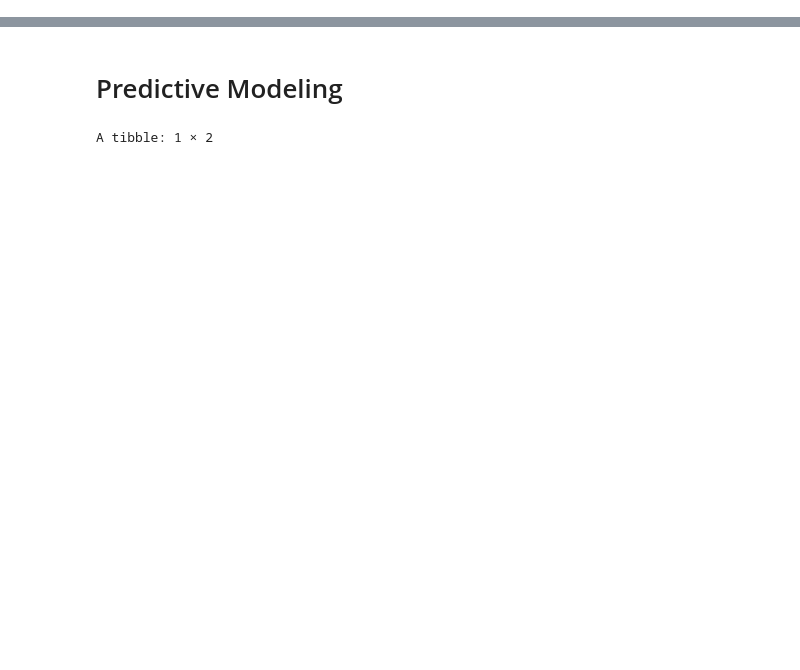
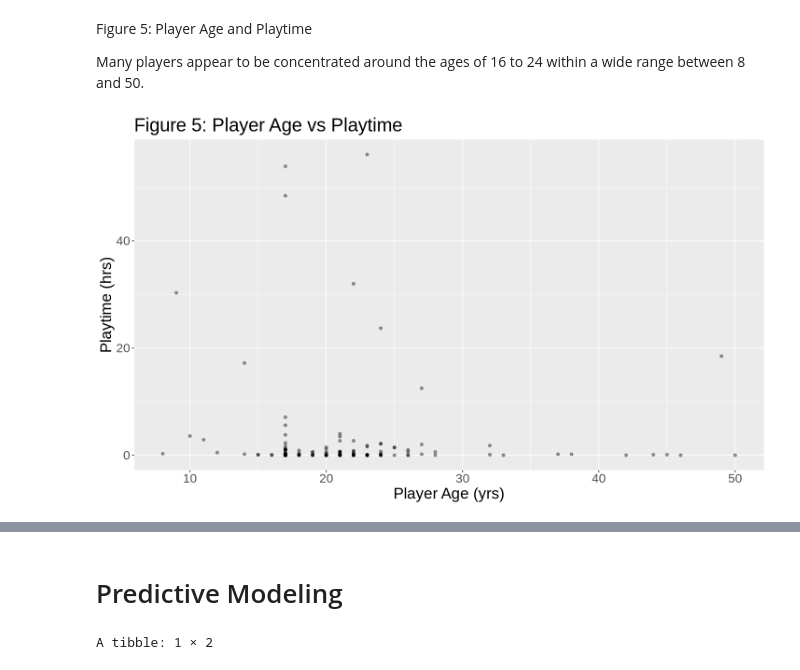
Before and after one commit to AndrewH-dsci/DSCI-Group-Project, a Jupyter notebook: Wrangling_and_Model_Code.ipynb, the cells around one changed output, grey strips where cells are left out. Cells and saved outputs as stored; diff of their text form; code cells hidden in the pictures; blank space fills up the shorter version.

```diff
--- a/Wrangling_and_Model_Code.ipynb
+++ b/Wrangling_and_Model_Code.ipynb
@@ -98,0 +167,14 @@ A tibble: 190 × 6
+# %% [markdown]
+Figure 5: Player Age and Playtime
+
+Many players appear to be concentrated around the ages of 16 to 24 within a wide range between 8 and 50.
+# %%
+options(repr.plot.width=12, repr.plot.height=7)
+player_plot<-wrangled_data|>
+    ggplot(aes(x=Age, y=played_hours))+
+        geom_point(alpha=0.4)+
+        labs(x="Player Age (yrs)", y="Playtime (hrs)", title="Figure 5: Player Age vs Playtime")+
+        theme(text=element_text(size=20))
+player_plot
+# %% [output]
+[figure, added]
```
Also changed, not shown: parts of 22 cells of this notebook.
